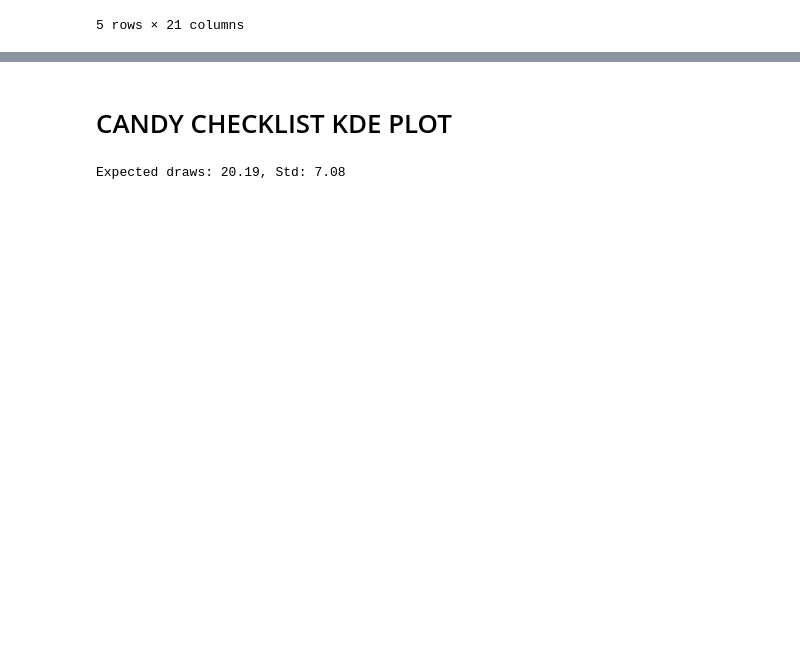
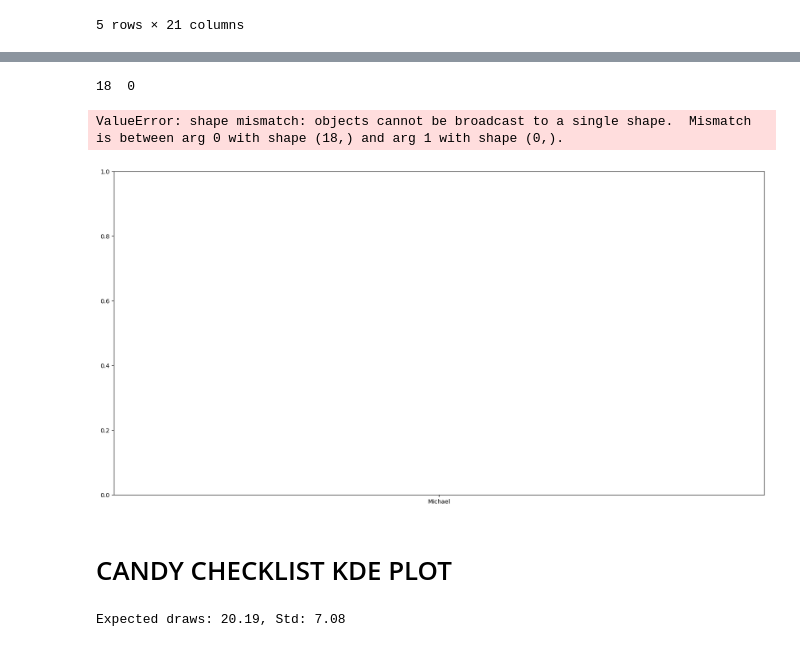
Before and after one commit to j2doan/asianhood_candy, a Jupyter notebook: testenv.ipynb, the cells around one changed output, grey strips where cells are left out. Saved outputs shown, nothing was run; the diff lists cells and outputs as text; code cells hidden in the pictures; blank space fills up the shorter version.

```diff
--- a/testenv.ipynb
+++ b/testenv.ipynb
@@ -183,3 +167,21 @@ plt.show()
+# %%
+#----Z Score Bar Plot----
+z_scores_agg = np.array(list(z_score_dict.values())) # raw values
+#set up figure size
+plt.figure(figsize=(20, 10))
+# create bar chart
+print(f"{len(players)}  {len(z_scores_agg)}")
+plt.bar(players, z_scores_agg, color = colors)
+
+# graph cosmetics
+plt.ylabel("Z-Score")
+plt.title("How Lucky Are You?")
+plt.tight_layout
+plt.show()
+# %% [output]
+18  0
+ValueError: shape mismatch: objects cannot be broadcast to a single shape.  Mismatch is between arg 0 with shape (18,) and arg 1 with shape (0,).
+[figure, added]
 # %% [markdown]
 # CANDY CHECKLIST KDE PLOT
 # %%
```
Also changed, not shown: parts of 6 cells of this notebook, 2 other files.
